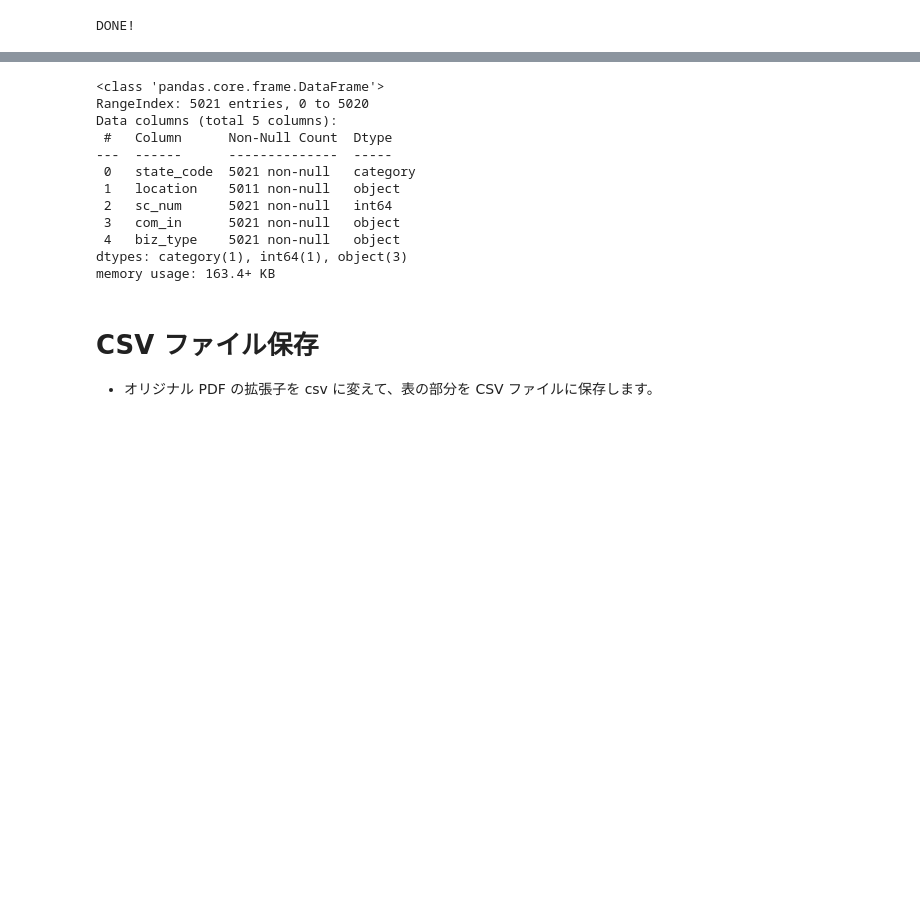
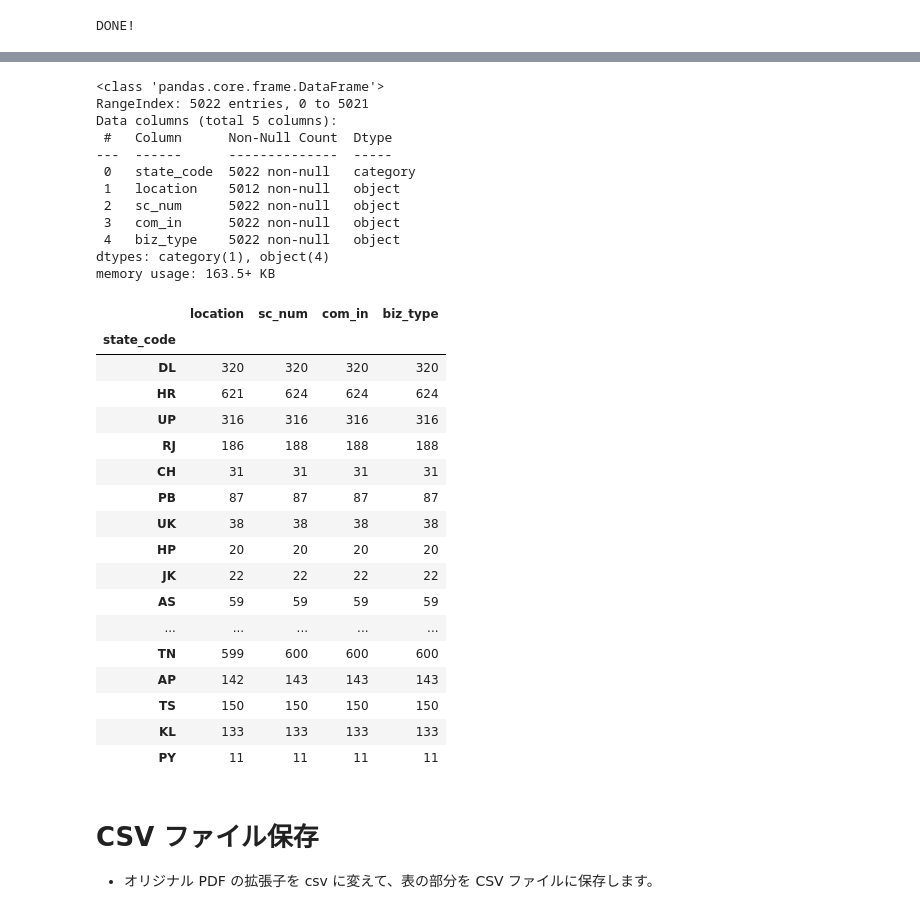
Before and after one commit to ggcurrs/gota2-observatory, a Jupyter notebook: jpn_coms_in_ind_2019.ipynb, the cells around one changed output, grey strips where cells are left out. Cells and saved outputs as stored; diff of their text form; code cells hidden in the pictures; blank space fills up the shorter version.

```diff
--- a/jpn_coms_in_ind_2019.ipynb
+++ b/jpn_coms_in_ind_2019.ipynb
@@ -435,0 +422,11 @@ DONE!
+# %%
+df_intermed = df_intermed.append(
+  pd.DataFrame(
+    [
+      ['DD','Daman','1','TATSUNO INDIA',
+      '17 サービス業(他に分類されないもの)/ Other Service Business']
+    ],
+
+    columns=['state_code', 'location', 'sc_num', 'com_in', 'biz_type']
+  )
+)
@@ -515,17 +481,38 @@ df_output
 df_output.info()
 # %% [output]
 <class 'pandas.core.frame.DataFrame'>
-RangeIndex: 5021 entries, 0 to 5020
+RangeIndex: 5022 entries, 0 to 5021
 Data columns (total 5 columns):
  #   Column      Non-Null Count  Dtype
 ---  ------      --------------  -----
- 0   state_code  5021 non-null   category
- 1   location    5011 non-null   object
- 2   sc_num      5021 non-null   int64
- 3   com_in      5021 non-null   object
- 4   biz_type    5021 non-null   object
-dtypes: category(1), int64(1), object(3)
-memory usage: 163.4+ KB
+ 0   state_code  5022 non-null   category
+ 1   location    5012 non-null   object
+ 2   sc_num      5022 non-null   object
+ 3   com_in      5022 non-null   object
+ 4   biz_type    5022 non-null   object
+dtypes: category(1), object(4)
+memory usage: 163.5+ KB
+# %%
+df_output.groupby('state_code').count()
+# %% [output]
+|  | location | sc_num | com_in | biz_type |
+| state_code |  |  |  |  |
+| DL | 320 | 320 | 320 | 320 |
+| HR | 621 | 624 | 624 | 624 |
+| UP | 316 | 316 | 316 | 316 |
+| RJ | 186 | 188 | 188 | 188 |
+| CH | 31 | 31 | 31 | 31 |
+| PB | 87 | 87 | 87 | 87 |
+| UK | 38 | 38 | 38 | 38 |
+| HP | 20 | 20 | 20 | 20 |
+| JK | 22 | 22 | 22 | 22 |
+| AS | 59 | 59 | 59 | 59 |
+| ... | ... | ... | ... | ... |
+| TN | 599 | 600 | 600 | 600 |
+| AP | 142 | 143 | 143 | 143 |
+| TS | 150 | 150 | 150 | 150 |
+| KL | 133 | 133 | 133 | 133 |
+| PY | 11 | 11 | 11 | 11 |
 # %% [markdown]
 # CSV ファイル保存
 - オリジナル PDF の拡張子を csv に変えて、表の部分を CSV ファイルに保存します。
```
Also changed, not shown: parts of 17 cells of this notebook.
